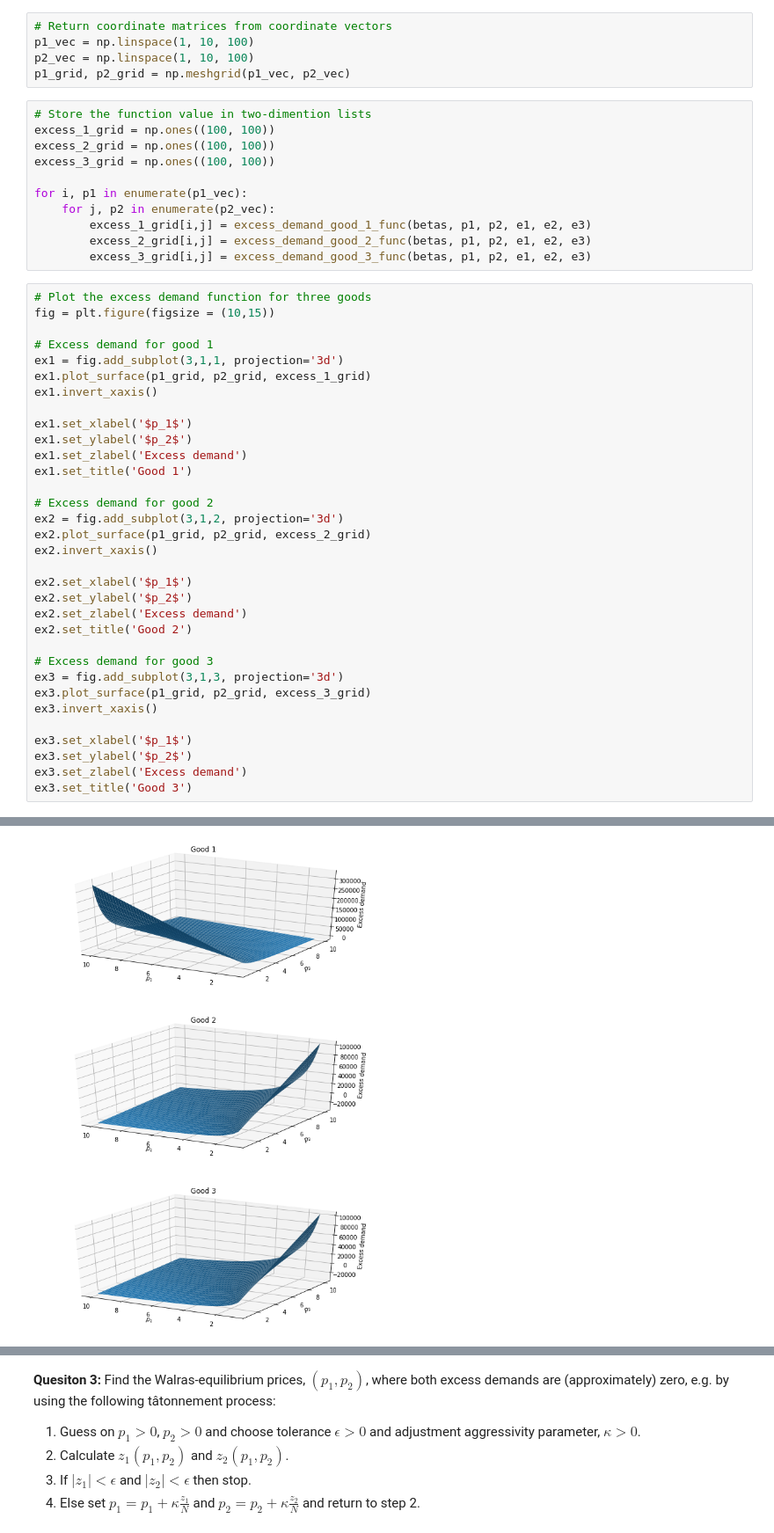
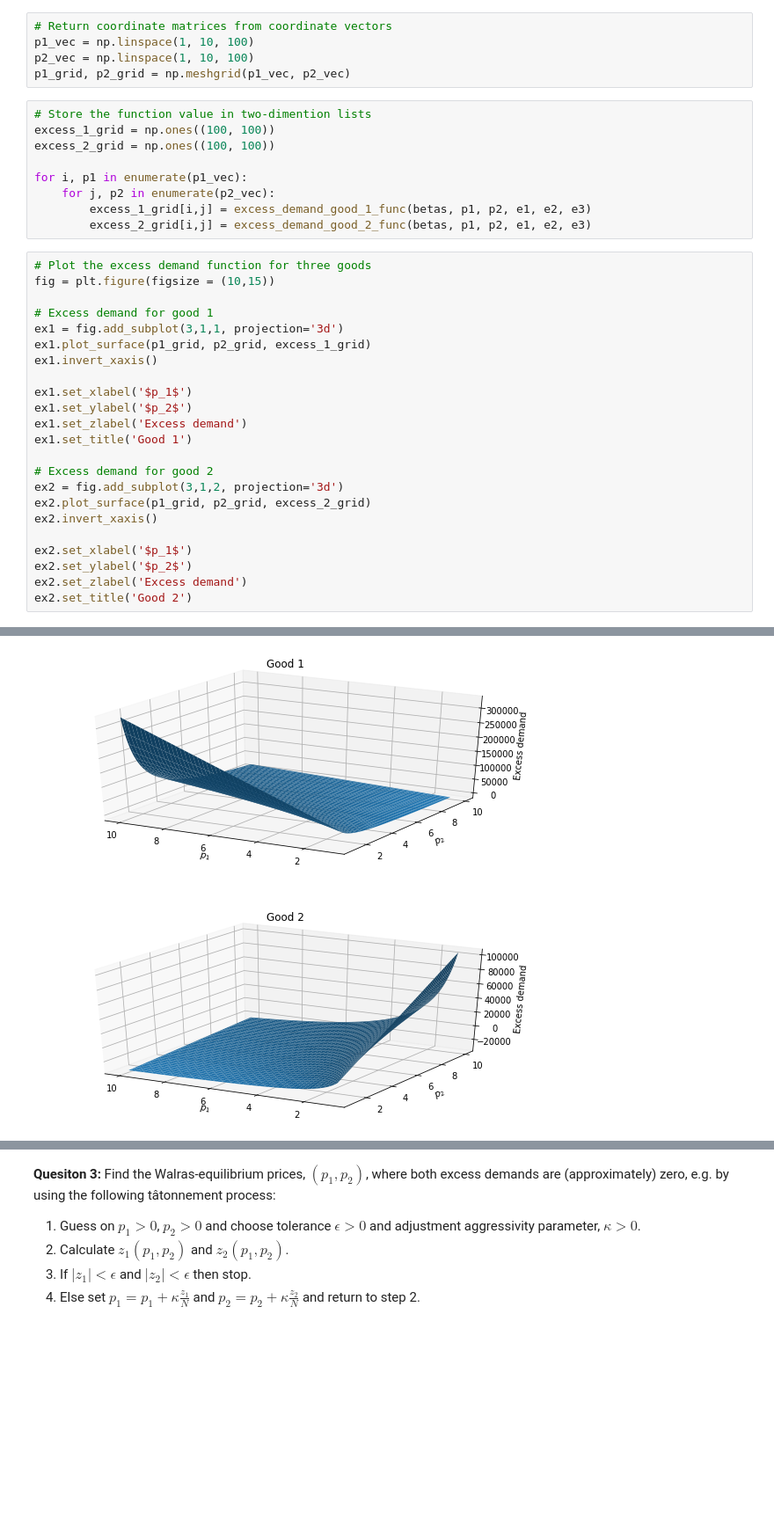
Before and after one commit to NumEconCopenhagen/projects-2019-bcg, a Jupyter notebook: examproject/exam_2019.ipynb, the cells around one changed output, grey strips where cells are left out. Shown at 88% size. Cells and saved outputs as stored; diff of their text form; blank space fills up the shorter version.

```diff
--- a/examproject/exam_2019.ipynb
+++ b/examproject/exam_2019.ipynb
@@ -845,13 +829,11 @@ p1_grid, p2_grid = np.meshgrid(p1_vec, p2_vec)
 # Store the function value in two-dimention lists
 excess_1_grid = np.ones((100, 100))
 excess_2_grid = np.ones((100, 100))
-excess_3_grid = np.ones((100, 100))
 
 for i, p1 in enumerate(p1_vec):
     for j, p2 in enumerate(p2_vec):
         excess_1_grid[i,j] = excess_demand_good_1_func(betas, p1, p2, e1, e2, e3)
         excess_2_grid[i,j] = excess_demand_good_2_func(betas, p1, p2, e1, e2, e3)
-        excess_3_grid[i,j] = excess_demand_good_3_func(betas, p1, p2, e1, e2, e3)
 # %%
 # Plot the excess demand function for three goods
 fig = plt.figure(figsize = (10,15))
@@ -875,14 +857,4 @@ ex2.set_xlabel('$p_1$')
 ex2.set_ylabel('$p_2$')
 ex2.set_zlabel('Excess demand')
 ex2.set_title('Good 2')
-
-# Excess demand for good 3
-ex3 = fig.add_subplot(3,1,3, projection='3d')
-ex3.plot_surface(p1_grid, p2_grid, excess_3_grid)
-ex3.invert_xaxis()
-
-ex3.set_xlabel('$p_1$')
-ex3.set_ylabel('$p_2$')
-ex3.set_zlabel('Excess demand')
-ex3.set_title('Good 3')
 # %% [output]
@@ -890 +862 @@ Text(0.5, 0.92, 'Good 3')
-[figure, old version]
+[figure, new version]
```
Also changed, not shown: parts of 37 cells of this notebook.
